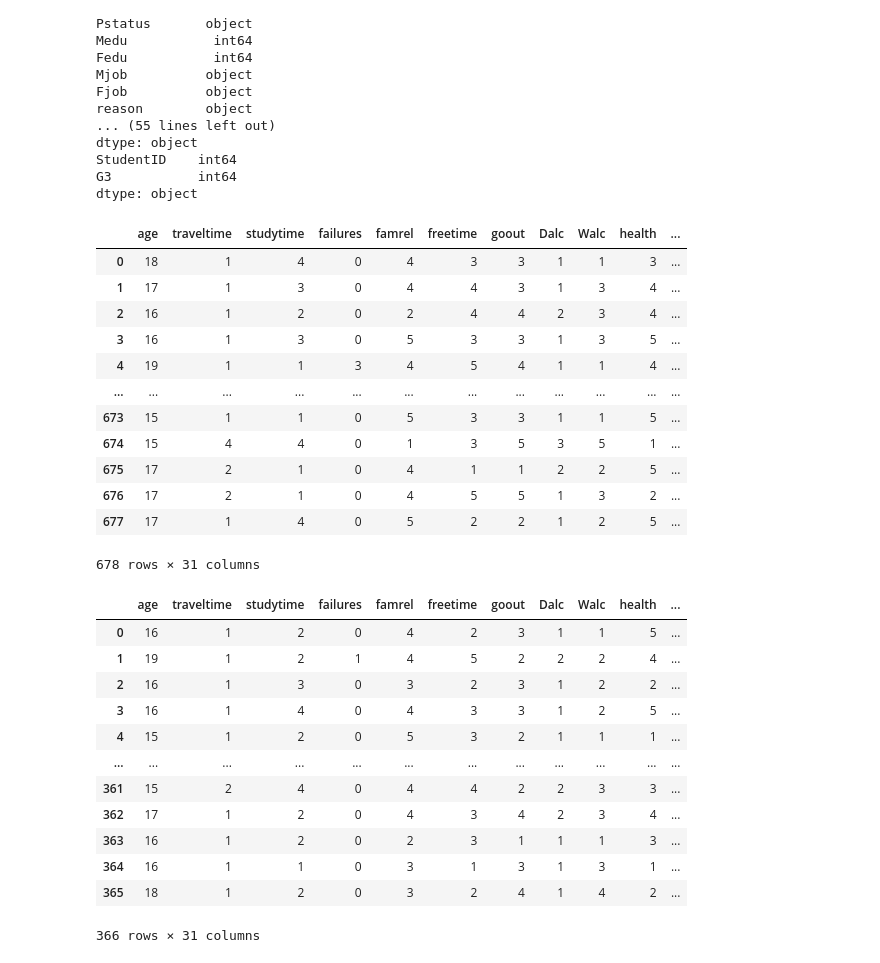
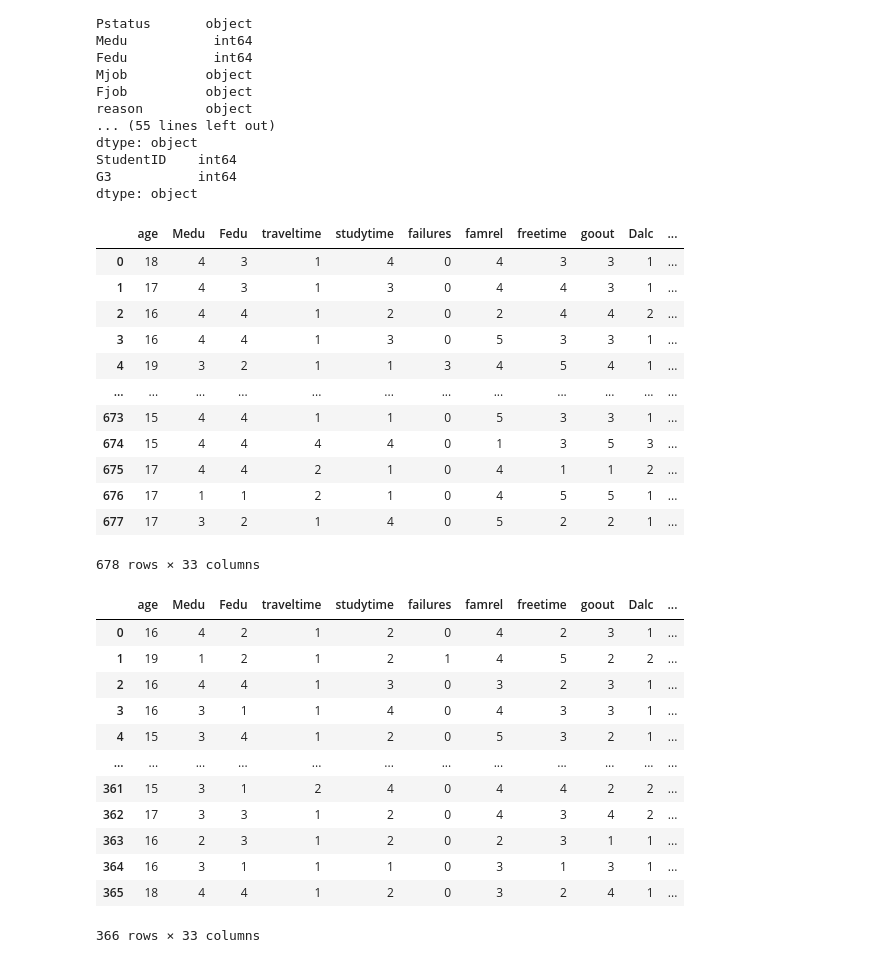
Before and after one commit to saintdragon2/python_101_snu_2024_04, a Jupyter notebook: hongong_ml_dl/s2024_0531/regression22_regulation_student_performance.ipynb, the cells around one changed output. Cells and saved outputs as stored; diff of their text form; code cells hidden in the pictures.

```diff
--- a/hongong_ml_dl/s2024_0531/regression22_regulation_student_performance.ipynb
+++ b/hongong_ml_dl/s2024_0531/regression22_regulation_student_performance.ipynb
@@ -150,51 +150,51 @@ dtype: object
 # %%
 # 사용하기 어려운 데이터는 제거
 
 difficult_columns = ['Mjob', 'Fjob']
 
 df_x_train.drop(columns=difficult_columns, inplace=True)
 df_x_test.drop(columns=difficult_columns, inplace=True)
 
 # 데이터 타입을 숫자로 변환 (One-hot encoding)
 
-one_hot_columns = ['school', 'sex', 'address', 'famsize', 'Pstatus', 'Medu', 'Fedu', 'reason', 'guardian', 'schoolsup', 'famsup', 'paid', 'activities', 'nursery', 'higher', 'internet', 'romantic']
+one_hot_columns = ['school', 'sex', 'address', 'famsize', 'Pstatus', 'reason', 'guardian', 'schoolsup', 'famsup', 'paid', 'activities', 'nursery', 'higher', 'internet', 'romantic']
 
 df_x_train = pd.concat([df_x_train, pd.get_dummies(df_x_train[one_hot_columns], drop_first=True) ], axis=1)
 df_x_test = pd.concat([df_x_test, pd.get_dummies(df_x_test[one_hot_columns], drop_first=True) ], axis=1)
 
 df_x_train.drop(columns=one_hot_columns + ['StudentID'], inplace=True)
 df_x_test.drop(columns=one_hot_columns + ['StudentID'], inplace=True)
 df_y_train.drop(columns=['StudentID'], inplace=True)
 
 display(df_x_train)
 display(df_x_test)
 # %% [output]
-|  | age | traveltime | studytime | failures | famrel | freetime | goout | Dalc | Walc | health | ... |
-| 0 | 18 | 1 | 4 | 0 | 4 | 3 | 3 | 1 | 1 | 3 | ... |
-| 1 | 17 | 1 | 3 | 0 | 4 | 4 | 3 | 1 | 3 | 4 | ... |
-| 2 | 16 | 1 | 2 | 0 | 2 | 4 | 4 | 2 | 3 | 4 | ... |
-| 3 | 16 | 1 | 3 | 0 | 5 | 3 | 3 | 1 | 3 | 5 | ... |
-| 4 | 19 | 1 | 1 | 3 | 4 | 5 | 4 | 1 | 1 | 4 | ... |
+|  | age | Medu | Fedu | traveltime | studytime | failures | famrel | freetime | goout | Dalc | ... |
+| 0 | 18 | 4 | 3 | 1 | 4 | 0 | 4 | 3 | 3 | 1 | ... |
+| 1 | 17 | 4 | 3 | 1 | 3 | 0 | 4 | 4 | 3 | 1 | ... |
+| 2 | 16 | 4 | 4 | 1 | 2 | 0 | 2 | 4 | 4 | 2 | ... |
+| 3 | 16 | 4 | 4 | 1 | 3 | 0 | 5 | 3 | 3 | 1 | ... |
+| 4 | 19 | 3 | 2 | 1 | 1 | 3 | 4 | 5 | 4 | 1 | ... |
 | ... | ... | ... | ... | ... | ... | ... | ... | ... | ... | ... | ... |
-| 673 | 15 | 1 | 1 | 0 | 5 | 3 | 3 | 1 | 1 | 5 | ... |
-| 674 | 15 | 4 | 4 | 0 | 1 | 3 | 5 | 3 | 5 | 1 | ... |
-| 675 | 17 | 2 | 1 | 0 | 4 | 1 | 1 | 2 | 2 | 5 | ... |
-| 676 | 17 | 2 | 1 | 0 | 4 | 5 | 5 | 1 | 3 | 2 | ... |
-| 677 | 17 | 1 | 4 | 0 | 5 | 2 | 2 | 1 | 2 | 5 | ... |
+| 673 | 15 | 4 | 4 | 1 | 1 | 0 | 5 | 3 | 3 | 1 | ... |
+| 674 | 15 | 4 | 4 | 4 | 4 | 0 | 1 | 3 | 5 | 3 | ... |
+| 675 | 17 | 4 | 4 | 2 | 1 | 0 | 4 | 1 | 1 | 2 | ... |
+| 676 | 17 | 1 | 1 | 2 | 1 | 0 | 4 | 5 | 5 | 1 | ... |
+| 677 | 17 | 3 | 2 | 1 | 4 | 0 | 5 | 2 | 2 | 1 | ... |
-678 rows × 31 columns
+678 rows × 33 columns
-|  | age | traveltime | studytime | failures | famrel | freetime | goout | Dalc | Walc | health | ... |
-| 0 | 16 | 1 | 2 | 0 | 4 | 2 | 3 | 1 | 1 | 5 | ... |
-| 1 | 19 | 1 | 2 | 1 | 4 | 5 | 2 | 2 | 2 | 4 | ... |
-| 2 | 16 | 1 | 3 | 0 | 3 | 2 | 3 | 1 | 2 | 2 | ... |
-| 3 | 16 | 1 | 4 | 0 | 4 | 3 | 3 | 1 | 2 | 5 | ... |
-| 4 | 15 | 1 | 2 | 0 | 5 | 3 | 2 | 1 | 1 | 1 | ... |
+|  | age | Medu | Fedu | traveltime | studytime | failures | famrel | freetime | goout | Dalc | ... |
+| 0 | 16 | 4 | 2 | 1 | 2 | 0 | 4 | 2 | 3 | 1 | ... |
+| 1 | 19 | 1 | 2 | 1 | 2 | 1 | 4 | 5 | 2 | 2 | ... |
+| 2 | 16 | 4 | 4 | 1 | 3 | 0 | 3 | 2 | 3 | 1 | ... |
+| 3 | 16 | 3 | 1 | 1 | 4 | 0 | 4 | 3 | 3 | 1 | ... |
+| 4 | 15 | 3 | 4 | 1 | 2 | 0 | 5 | 3 | 2 | 1 | ... |
 | ... | ... | ... | ... | ... | ... | ... | ... | ... | ... | ... | ... |
-| 361 | 15 | 2 | 4 | 0 | 4 | 4 | 2 | 2 | 3 | 3 | ... |
-| 362 | 17 | 1 | 2 | 0 | 4 | 3 | 4 | 2 | 3 | 4 | ... |
-| 363 | 16 | 1 | 2 | 0 | 2 | 3 | 1 | 1 | 1 | 3 | ... |
-| 364 | 16 | 1 | 1 | 0 | 3 | 1 | 3 | 1 | 3 | 1 | ... |
-| 365 | 18 | 1 | 2 | 0 | 3 | 2 | 4 | 1 | 4 | 2 | ... |
+| 361 | 15 | 3 | 1 | 2 | 4 | 0 | 4 | 4 | 2 | 2 | ... |
+| 362 | 17 | 3 | 3 | 1 | 2 | 0 | 4 | 3 | 4 | 2 | ... |
+| 363 | 16 | 2 | 3 | 1 | 2 | 0 | 2 | 3 | 1 | 1 | ... |
+| 364 | 16 | 3 | 1 | 1 | 1 | 0 | 3 | 1 | 3 | 1 | ... |
+| 365 | 18 | 4 | 4 | 1 | 2 | 0 | 3 | 2 | 4 | 1 | ... |
-366 rows × 31 columns
+366 rows × 33 columns
 # %%
 df_x_train.dtypes
 # %% [output]
```
Also changed, not shown: parts of 14 cells of this notebook.
